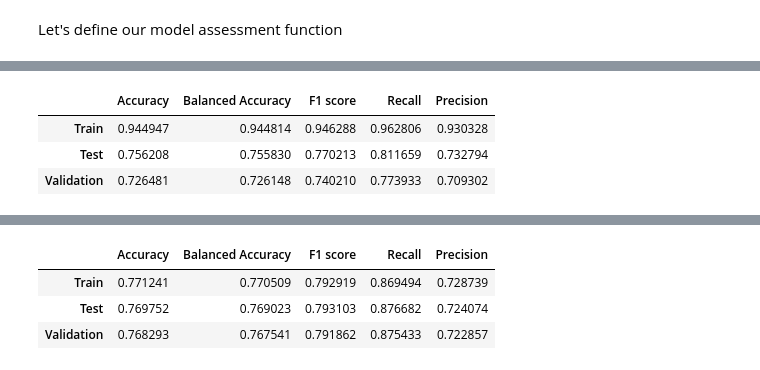
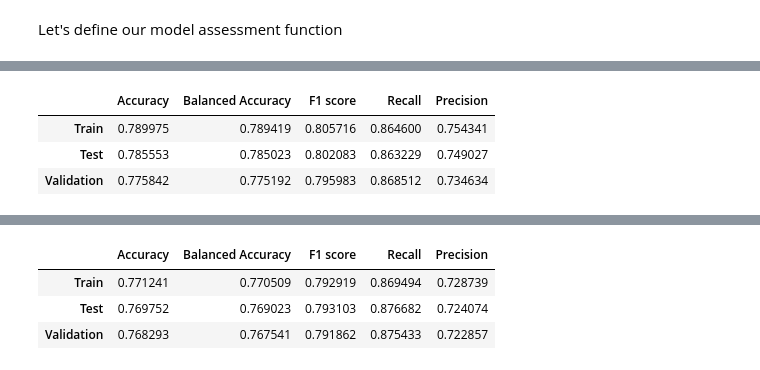
Before and after one commit to TosinPhillip/Spaceship-Titanic-EDA, a Jupyter notebook: Titanic.ipynb, the cells around one changed output, grey strips where cells are left out. Saved outputs shown, nothing was run; the diff lists cells and outputs as text; code cells hidden in the pictures.

```diff
--- a/Titanic.ipynb
+++ b/Titanic.ipynb
@@ -599,5 +601,6 @@ memory usage: 501.0 KB
 # %% [markdown]
 Now, we are getting ready for model development
 # %%
-X = encoded.drop('Transported_True', axis=1)
+X = encoded.drop(['Transported_True', 'Destination_PSO J318.5-22', 'Destination_TRAPPIST-1e',
+                'Destination_Unknown', 'VIP_True', 'VIP_Unknown'], axis=1)
 y = encoded['Transported_True']
@@ -613,0 +607,3 @@ memory usage: 8.6 KB
+# %%
+pca = PCA()
+pca.fit_transform(X)
@@ -660,10 +701,10 @@ assess(log_reg)
 # %%
-dtc = DecisionTreeClassifier()
+dtc = DecisionTreeClassifier(max_depth=6)
 dtc.fit(X_train, y_train)
 
 assess(dtc)
 # %% [output]
 |  | Accuracy | Balanced Accuracy | F1 score | Recall | Precision |
-| Train | 0.944947 | 0.944814 | 0.946288 | 0.962806 | 0.930328 |
-| Test | 0.756208 | 0.755830 | 0.770213 | 0.811659 | 0.732794 |
-| Validation | 0.726481 | 0.726148 | 0.740210 | 0.773933 | 0.709302 |
+| Train | 0.789975 | 0.789419 | 0.805716 | 0.864600 | 0.754341 |
+| Test | 0.785553 | 0.785023 | 0.802083 | 0.863229 | 0.749027 |
+| Validation | 0.775842 | 0.775192 | 0.795983 | 0.868512 | 0.734634 |
```
Also changed, not shown: parts of 23 cells of this notebook, 3 other files.
